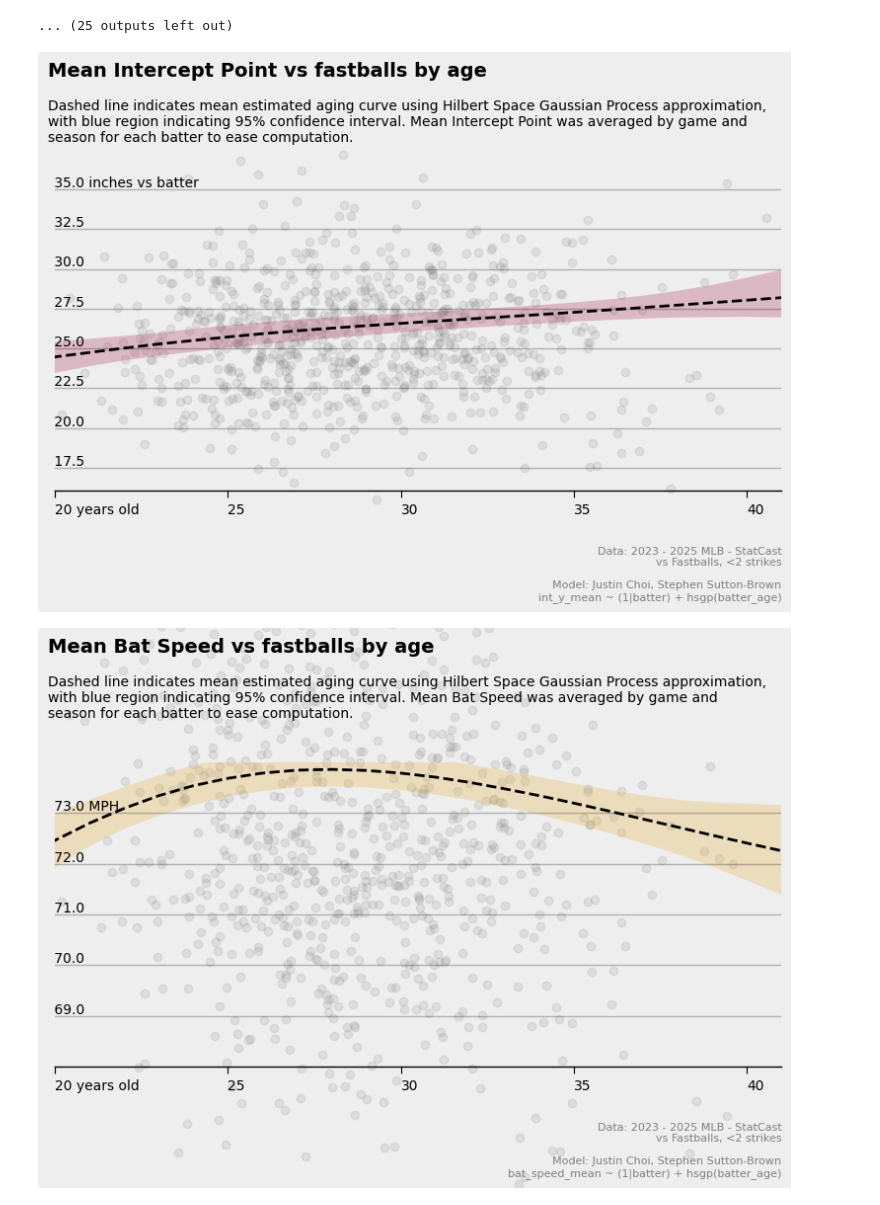
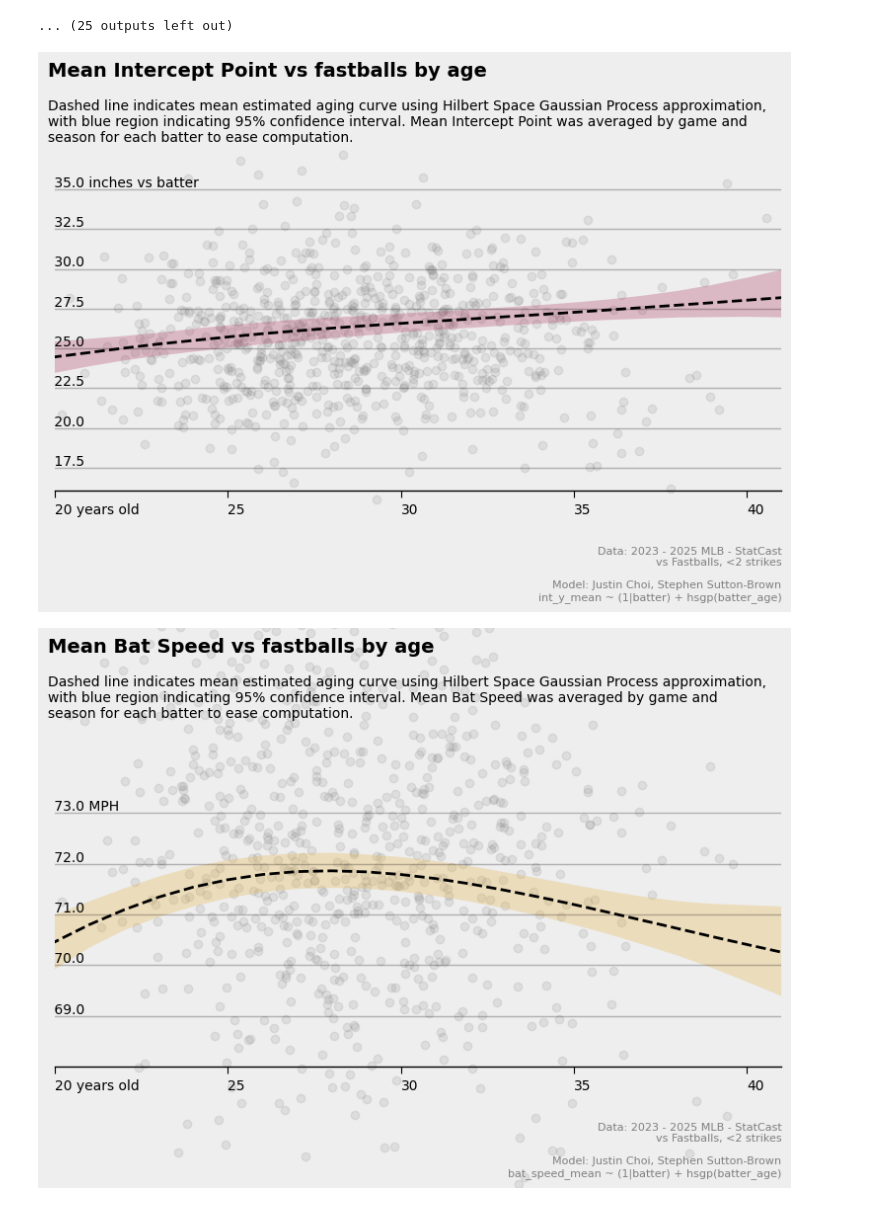
Before and after one commit to sbrown70/swing_metric_aging_curves, a Jupyter notebook: batter_aging_curves.ipynb, the cells around one changed output. Saved outputs shown, nothing was run; the diff lists cells and outputs as text; code cells hidden in the pictures.

```diff
--- a/batter_aging_curves.ipynb
+++ b/batter_aging_curves.ipynb
@@ -387,9 +387,9 @@ for i, age_vari in enumerate(var_dict.keys()):
 
     if "bat_speed" in age_vari:
         qts = [
-            new_data[f"{age_vari}_lower_pred"].values+2,
-            new_data[f"{age_vari}_mean_pred"].values+2,
-            new_data[f"{age_vari}_upper_pred"].values+2,
+            new_data[f"{age_vari}_lower_pred"].values,
+            new_data[f"{age_vari}_mean_pred"].values,
+            new_data[f"{age_vari}_upper_pred"].values,
         ]
     else:
         qts = [
@@ -468,33 +468,33 @@ for i, age_vari in enumerate(var_dict.keys()):
     )
 
     new_line = ax.annotate(
         xy=(0,-1),
         xycoords=new_line,
         ha="left",
         va="top",
         text=f"""Dashed line indicates mean estimated aging curve using Hilbert Space Gaussian Process approximation,
 with blue region indicating 95% confidence interval. {var_dict[age_vari]['title']} was averaged by game and
 season for each batter to ease computation."""
     )
 
     new_line_bottom = fig.text(
         s = f"""
 Data: 2023 - 2025 MLB - StatCast
 vs Fastballs, <2 strikes
 
 Model: Justin Choi, Stephen Sutton-Brown
 {age_vari} ~ (1|batter) + hsgp(batter_age)""",
         x=0.9,
         ha="right",
         y=0,
         va="top",
         fontsize=8,
         color="gray",
     )
 
     plt.show()
 # %% [output]
 [figure]
-[figure, old version]
+[figure, new version]
 [figure]
 [figure]
```
